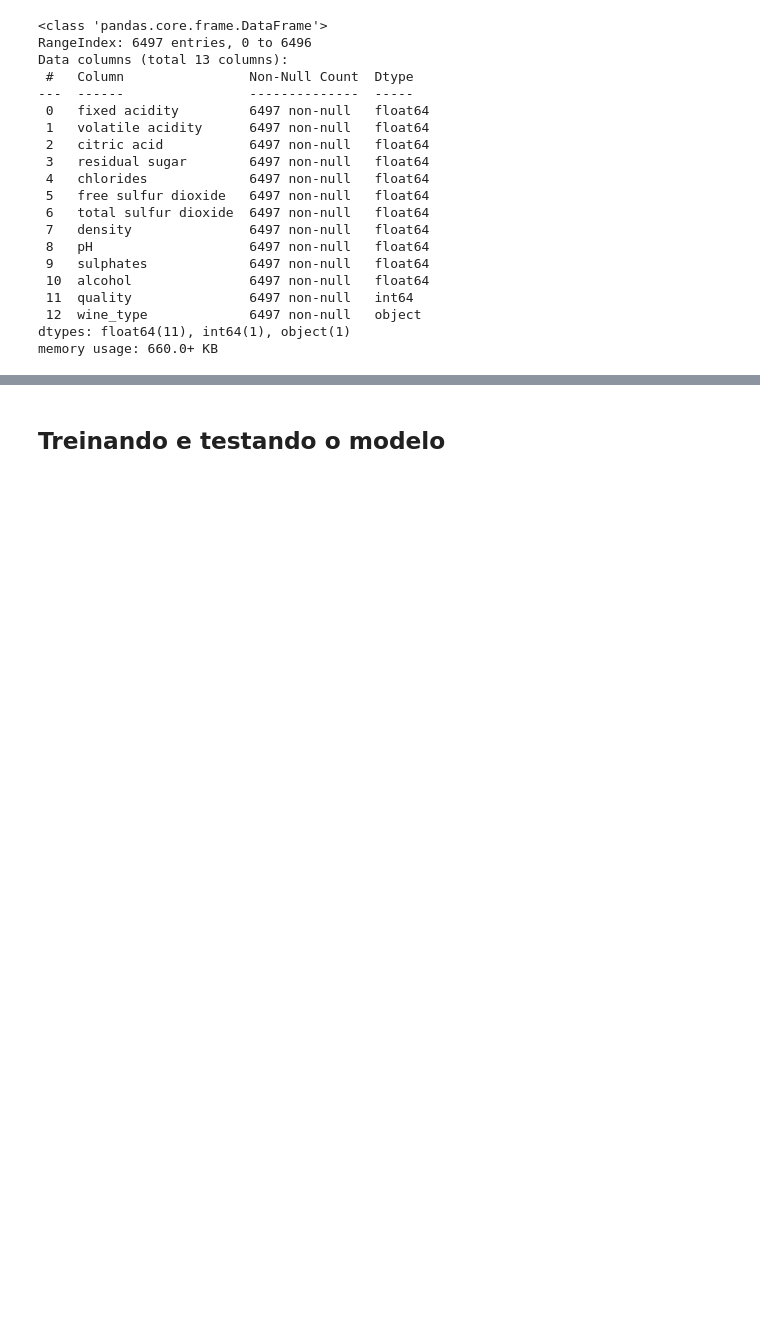
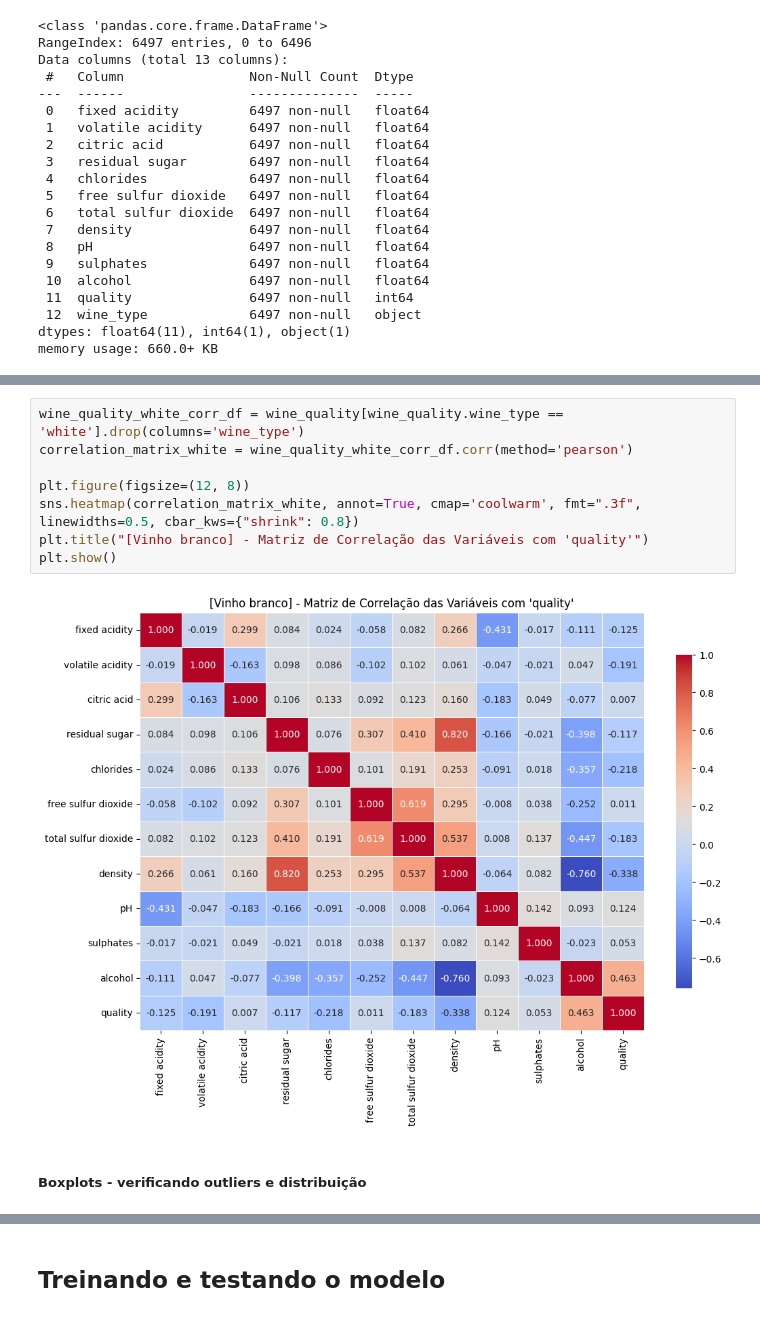
Before and after one commit to Matheus-Chaves/santander-coders-ml1, a Jupyter notebook: main.ipynb, the cells around one changed output, grey strips where cells are left out. Saved outputs shown, nothing was run; the diff lists cells and outputs as text; blank space fills up the shorter version.

```diff
--- a/main.ipynb
+++ b/main.ipynb
@@ -166,0 +350,12 @@ memory usage: 660.0+ KB
+# %%
+wine_quality_white_corr_df = wine_quality[wine_quality.wine_type == 'white'].drop(columns='wine_type')
+correlation_matrix_white = wine_quality_white_corr_df.corr(method='pearson')
+
+plt.figure(figsize=(12, 8))
+sns.heatmap(correlation_matrix_white, annot=True, cmap='coolwarm', fmt=".3f", linewidths=0.5, cbar_kws={"shrink": 0.8})
+plt.title("[Vinho branco] - Matriz de Correlação das Variáveis com 'quality'")
+plt.show()
+# %% [output]
+[figure, added]
+# %% [markdown]
+##### Boxplots - verificando outliers e distribuição
```
Also changed, not shown: parts of 70 cells of this notebook, 2 other files.
